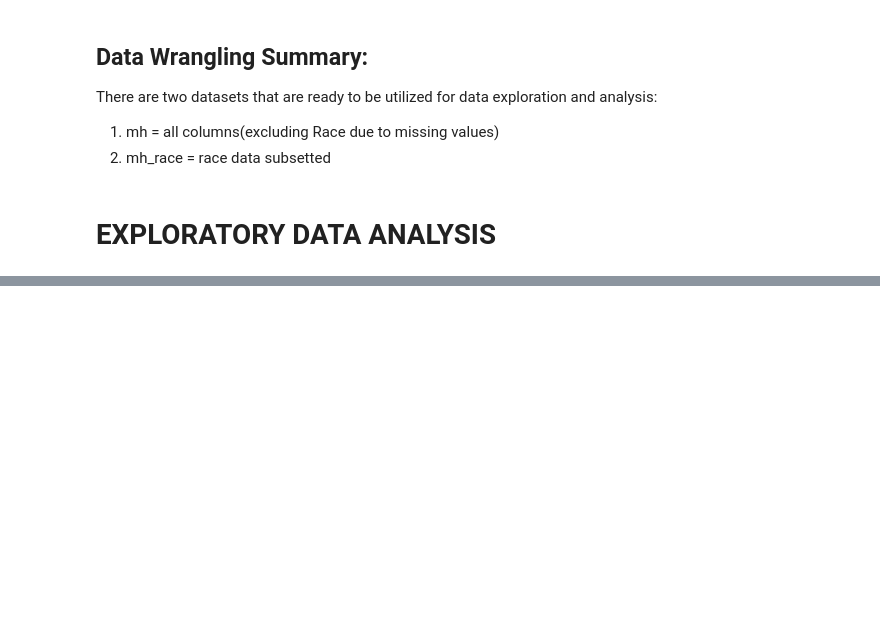
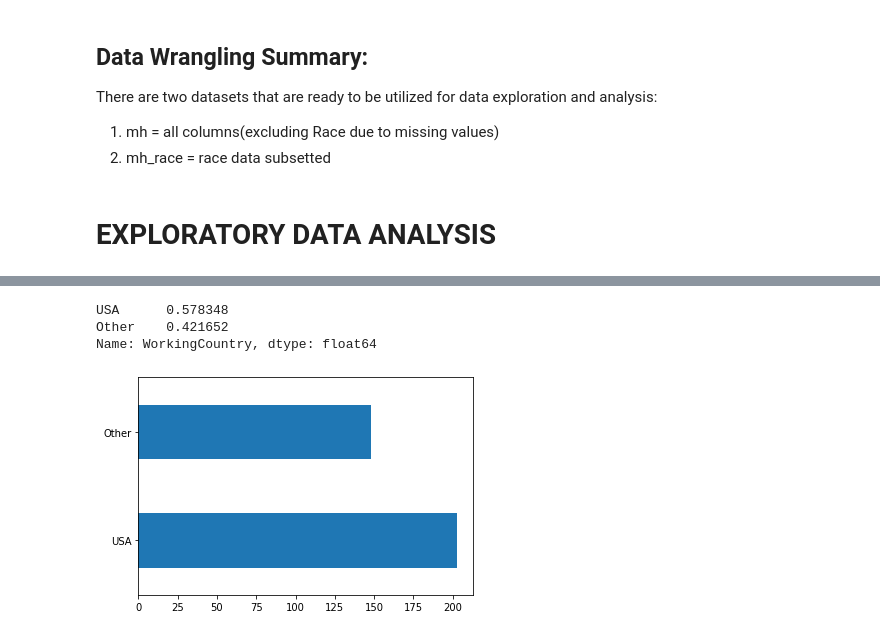
Before and after one commit to lwadzinski/MentalHealthInTech, a Jupyter notebook: MENTAL HEALTH TRENDS IN TECH - PYTHON.ipynb, the cells around one changed output, grey strips where cells are left out. Cells and saved outputs as stored; diff of their text form; code cells hidden in the pictures; blank space fills up the shorter version.

```diff
--- a/MENTAL HEALTH TRENDS IN TECH - PYTHON.ipynb
+++ b/MENTAL HEALTH TRENDS IN TECH - PYTHON.ipynb
@@ -849,0 +901,12 @@ There are two datasets that are ready to be utilized for data exploration and an
+# %%
+# Working Country
+mentalhealth.WorkingCountry.value_counts(normalize=True)
+# %% [output]
+USA      0.578348
+Other    0.421652
+Name: WorkingCountry, dtype: float64
+# %%
+mentalhealth.WorkingCountry.value_counts().plot.barh()
+plt.show()
+# %% [output]
+[figure, added]
```
Also changed, not shown: parts of 28 cells of this notebook.
